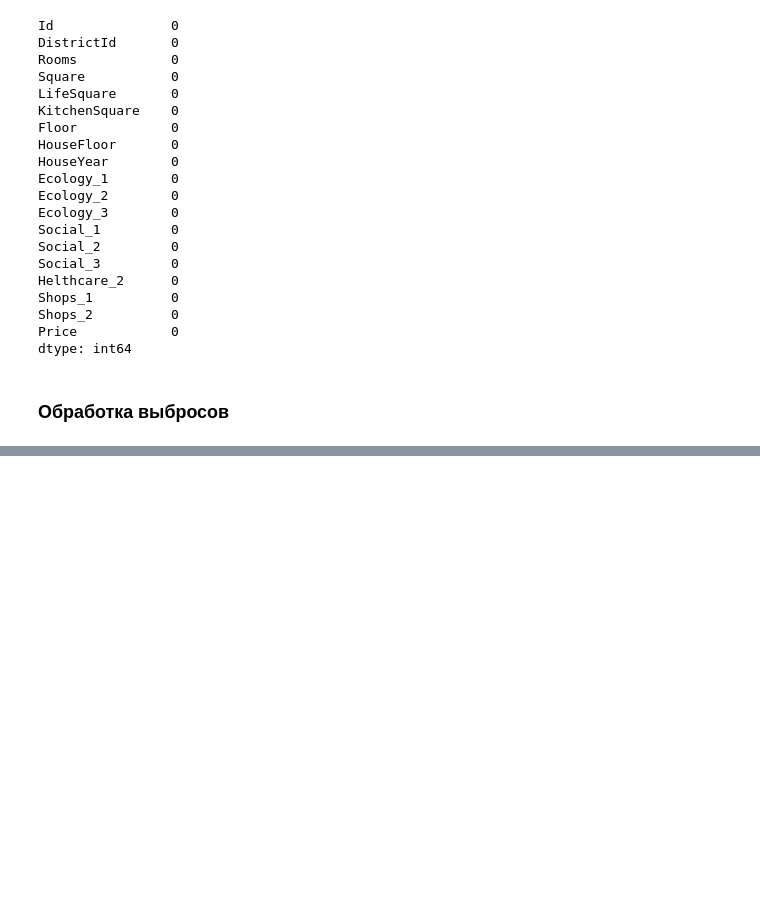
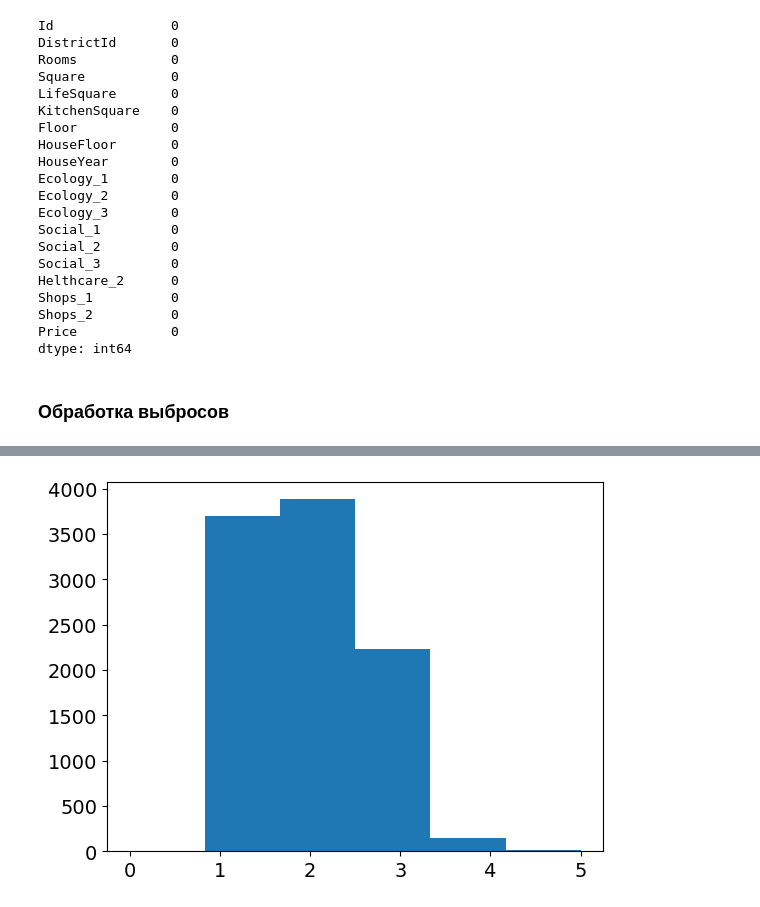
Before and after one commit to KorbovskiyOleg/DataScience, a Jupyter notebook: DataScince/Курсовая работа/Korbovsky_solution.ipynb, the cells around one changed output, grey strips where cells are left out. Cells and saved outputs as stored; diff of their text form; code cells hidden in the pictures; blank space fills up the shorter version.

```diff
--- a/DataScince/Курсовая работа/Korbovsky_solution.ipynb
+++ b/DataScince/Курсовая работа/Korbovsky_solution.ipynb
@@ -291,0 +313,5 @@ dtype: int64
+# %%
+plt.hist(df["Rooms"], bins=6, ec='white')
+plt.show()
+# %% [output]
+[figure, added]
```
Also changed, not shown: parts of 39 cells of this notebook, 1 other file.
